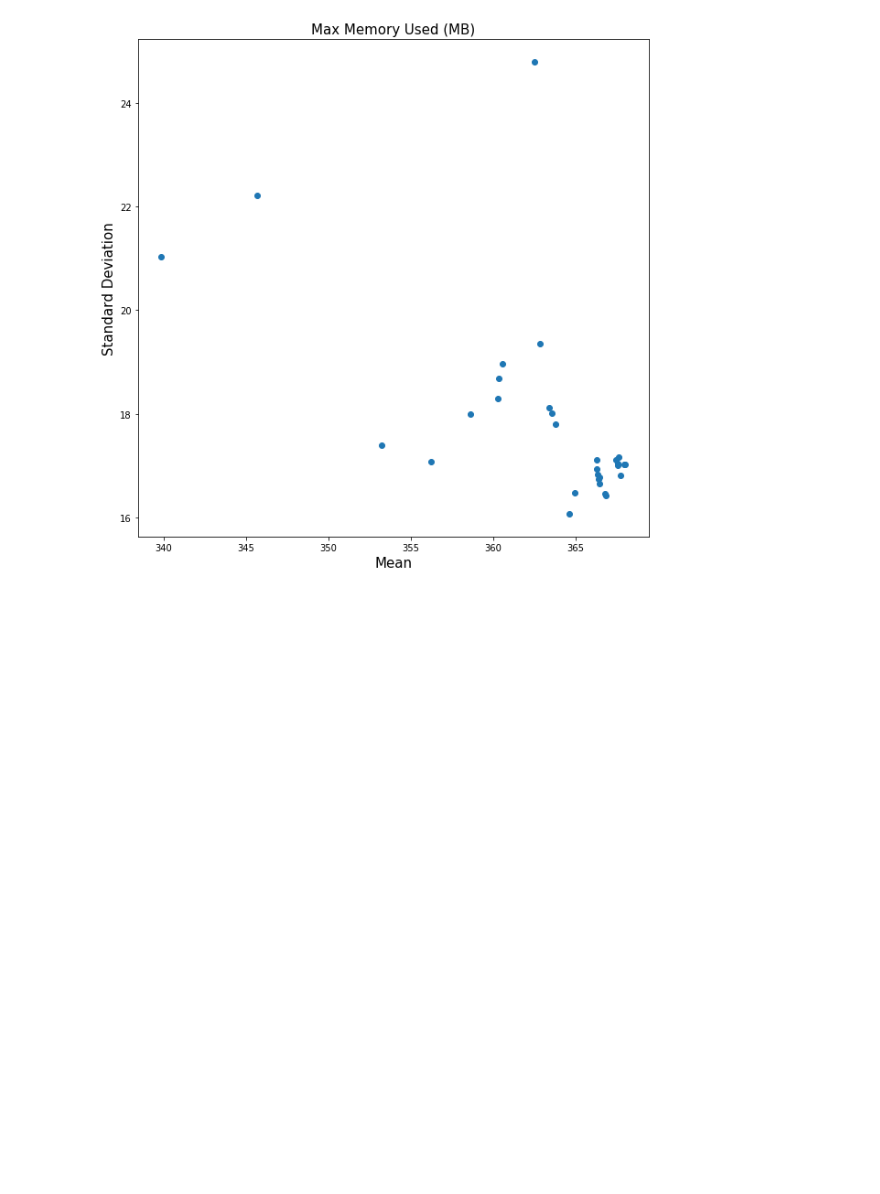
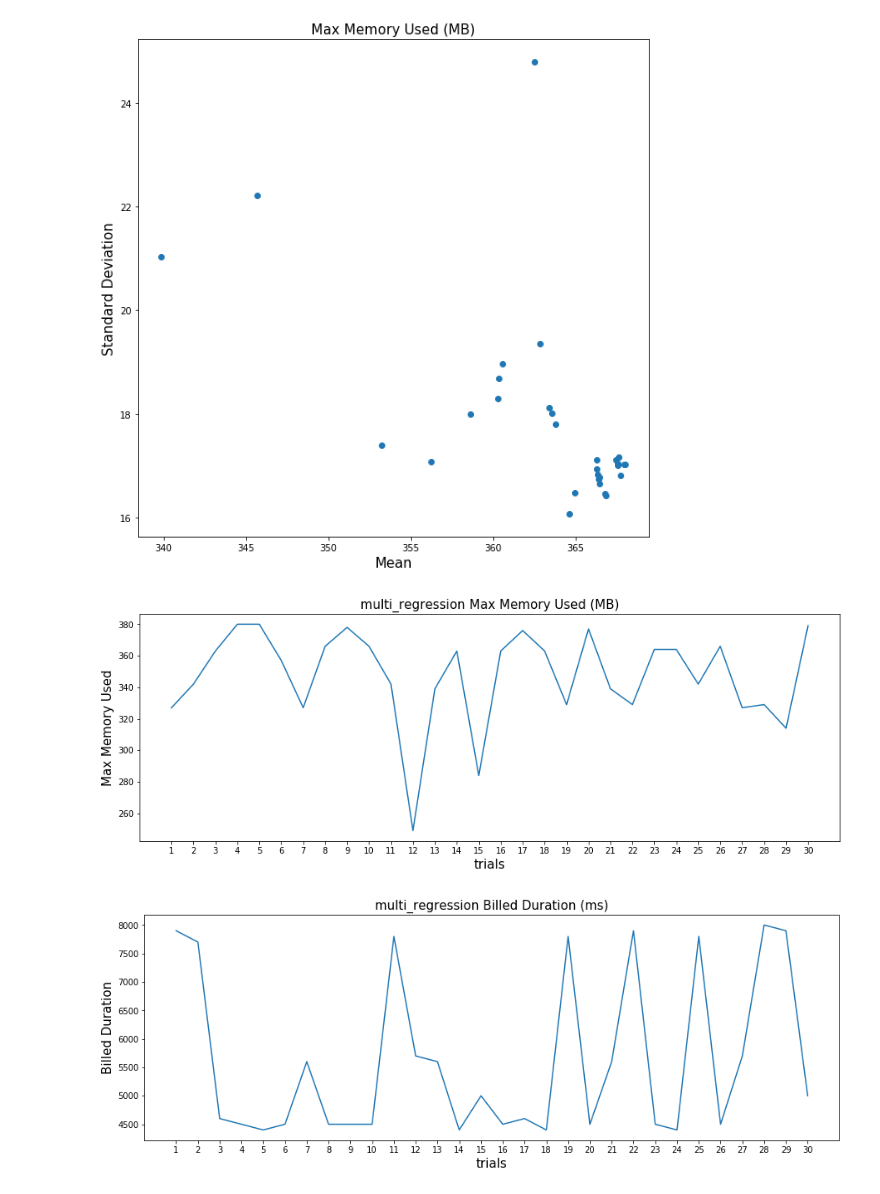
Before and after one commit to Heronalps/Seneca, a Jupyter notebook: notebooks/metric_plot.ipynb, the cells around one changed output. Saved outputs shown, nothing was run; the diff lists cells and outputs as text; code cells hidden in the pictures; blank space fills up the shorter version.

```diff
--- a/notebooks/metric_plot.ipynb
+++ b/notebooks/metric_plot.ipynb
@@ -53,18 +123,23 @@ prophet execution_times stdev : 40.96878794926183
 # %%
 model = 'multi_regression'
 metric = 'Billed Duration'
 metric_plot(model, metric)
 
 metric = 'Max Memory Used'
 metric_plot(model, metric)
 
 metric = 'execution_times'
 execution_time_plot(model)
+
+time_series_plot('multi_regression', 'Max Memory Used')
+time_series_plot('multi_regression', 'Billed Duration')
 # %% [output]
 multi_regression execution_times mean : 158.71304442882538
 multi_regression execution_times stdev : 1.4736721127777659
 [figure]
 [figure]
+[figure, added]
+[figure, added]
 # %%
 model = 'neural_network_123'
 metric = 'Billed Duration'
```
Also changed, not shown: parts of 18 cells of this notebook, 42 other files.
